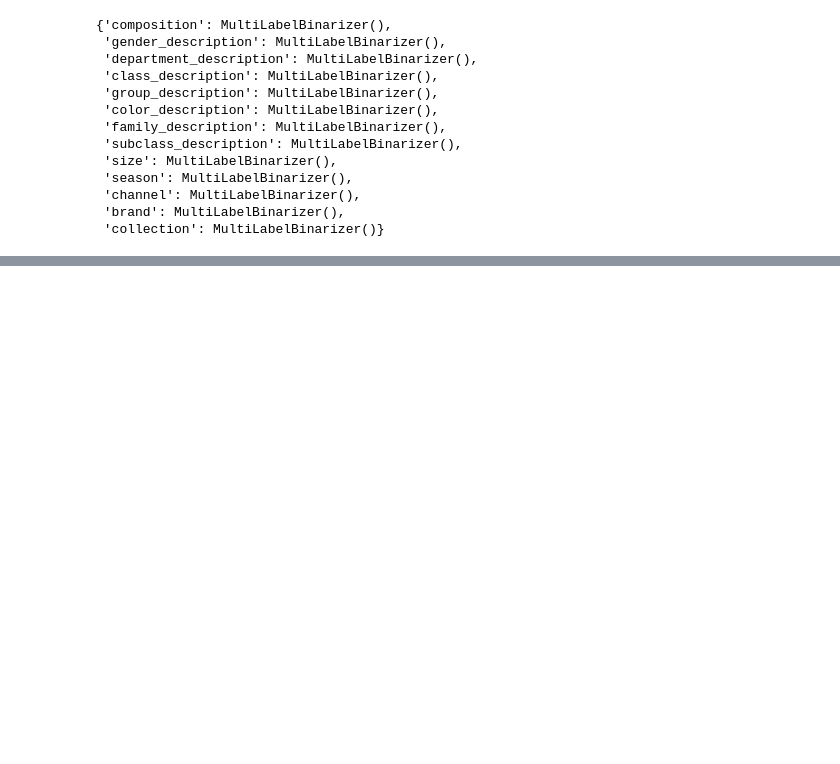
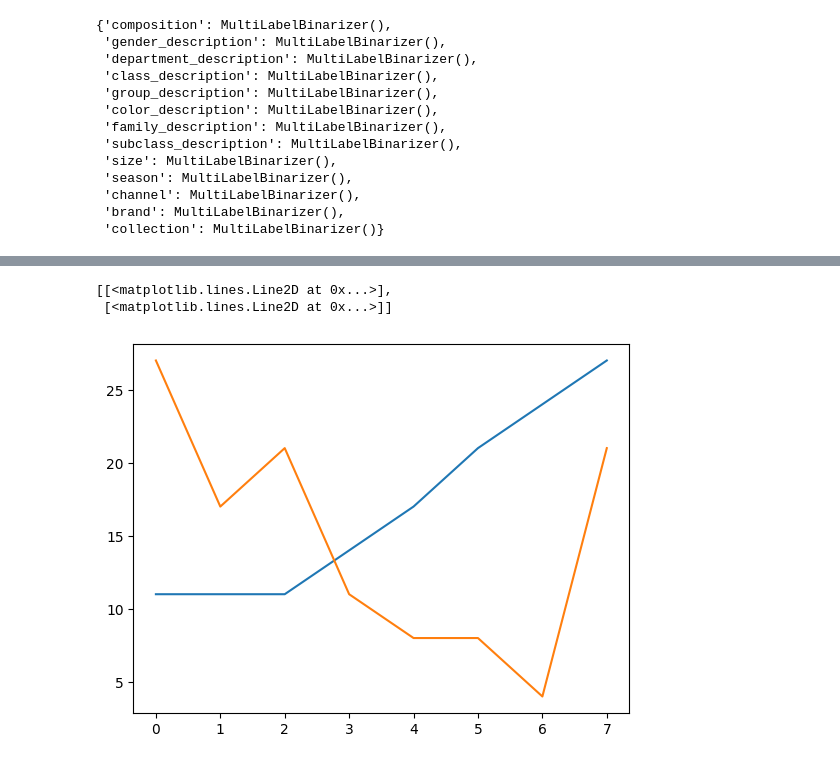
Before and after one commit to alessiosavi/demand-forecast, a Jupyter notebook: sales_v2.ipynb, the cells around one changed output, grey strips where cells are left out. Saved outputs shown, nothing was run; the diff lists cells and outputs as text; code cells hidden in the pictures; blank space fills up the shorter version.

```diff
--- a/sales_v2.ipynb
+++ b/sales_v2.ipynb
@@ -740,15 +760,8 @@ Mean Absolute Error (MAE): 0.1078
 # %%
-for pred, y in zip(predictions, actuals):
-    _ = pd.DataFrame((pred, y)).T
-    _.columns = ["pred", "y"]
-    _.plot()
-    plt.show()
-    _ = pd.DataFrame(
-        (
-            scaler_y.inverse_transform(np.expand_dims(pred, axis=0)).ravel(),
-            scaler_y.inverse_transform(np.expand_dims(y, axis=0)).ravel(),
-        ),
-    ).T
-    _.columns = ["pred", "y"]
-    _.plot()
-    break
+predictions = scaler_y.inverse_transform(predictions).round()
+actuals = scaler_y.inverse_transform(actuals).round()
+d_preds = defaultdict(list)
+sku_to_index_inv = {v: k for k, v in sku_to_index.items()}
+_skus = [sku_to_index_inv[sku] for sku in _skus]
+for _pred, _y, _sku in zip(predictions, actuals,_skus):
+    d_preds[_sku].append({'preds':_pred,'y':_y,'preds_sum':_pred.sum(),'y_sum':_y.sum()})
@@ -757,0 +768,4 @@ for pred, y in zip(predictions, actuals):
+# %%
+for idx,(k,v) in enumerate(d_preds.items()):
+    break
+idx, k,v
@@ -757,0 +790,6 @@ for pred, y in zip(predictions, actuals):
+# %%
+list(map(plt.plot,pd.DataFrame(v).iloc[1].to_frame().values.ravel()))
+# %% [output]
+[[<matplotlib.lines.Line2D at 0x...>],
+ [<matplotlib.lines.Line2D at 0x...>]]
+[figure, added]
```
Also changed, not shown: parts of 21 cells of this notebook.
